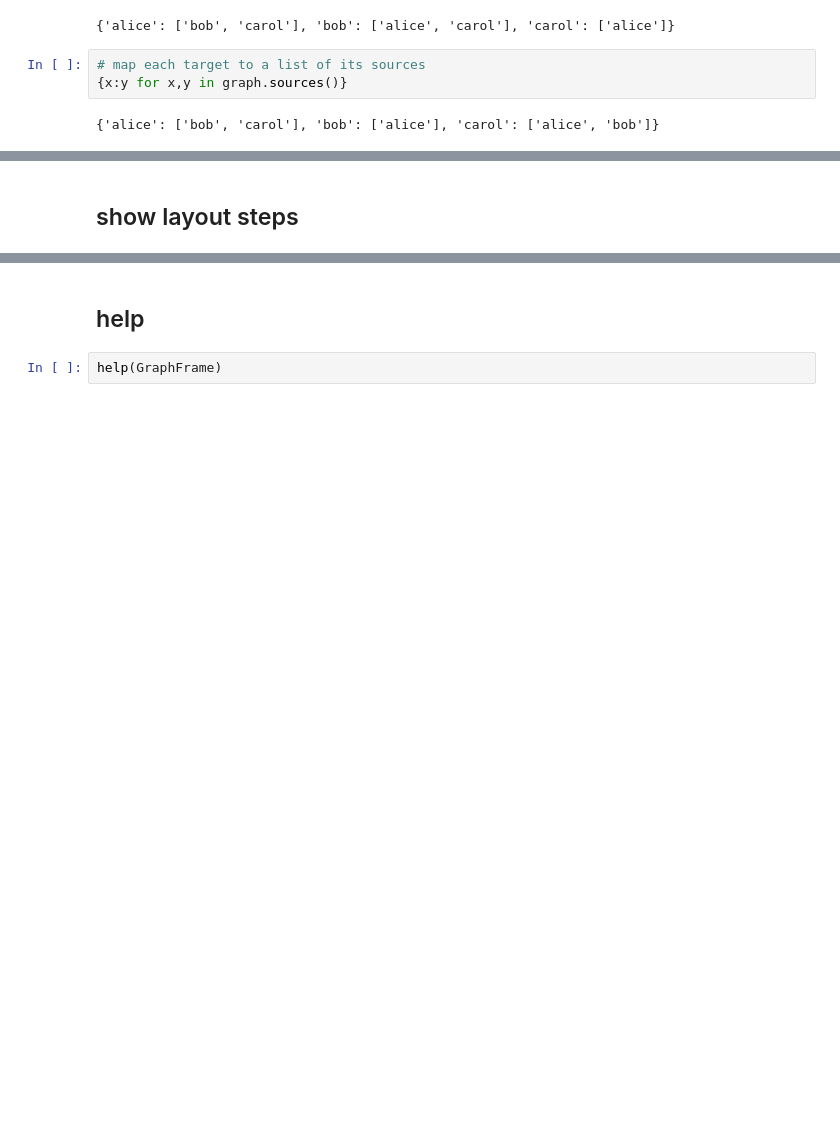
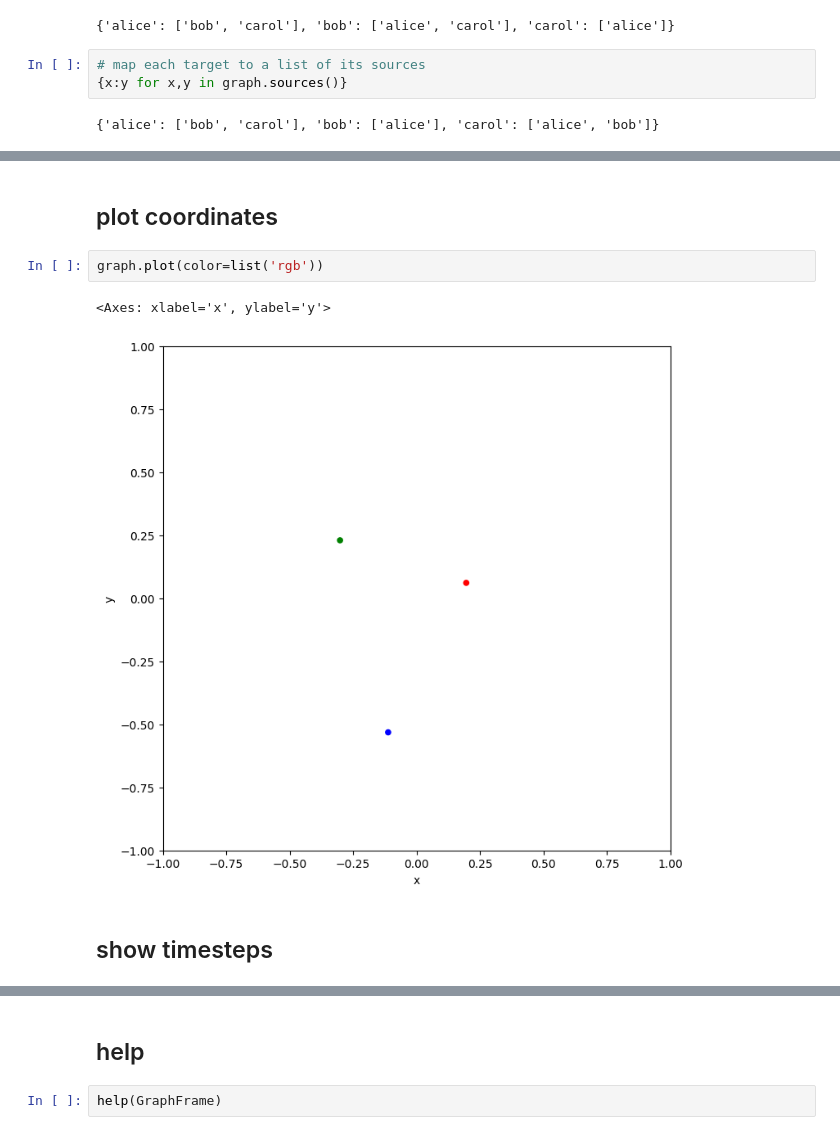
Before and after one commit to samkennerly/kingofsnake, a Jupyter notebook: books/graph.ipynb, the cells around one changed output, grey strips where cells are left out. Drawn from its saved outputs; the diff is of its cells as text; blank space fills up the shorter version.

Commit message:
Update books/graph to use new plot methods

```diff
--- a/books/graph.ipynb
+++ b/books/graph.ipynb
@@ -222,2 +204,9 @@ show.scatter(data)
+# %% [markdown]
+## plot coordinates
+# %%
+graph.plot(color=list('rgb'))
+# %% [output]
+<Axes: xlabel='x', ylabel='y'>
+[figure, added]
 # %% [markdown]
-## show layout steps
+## show timesteps
```
Also changed, not shown: parts of 12 cells of this notebook.
